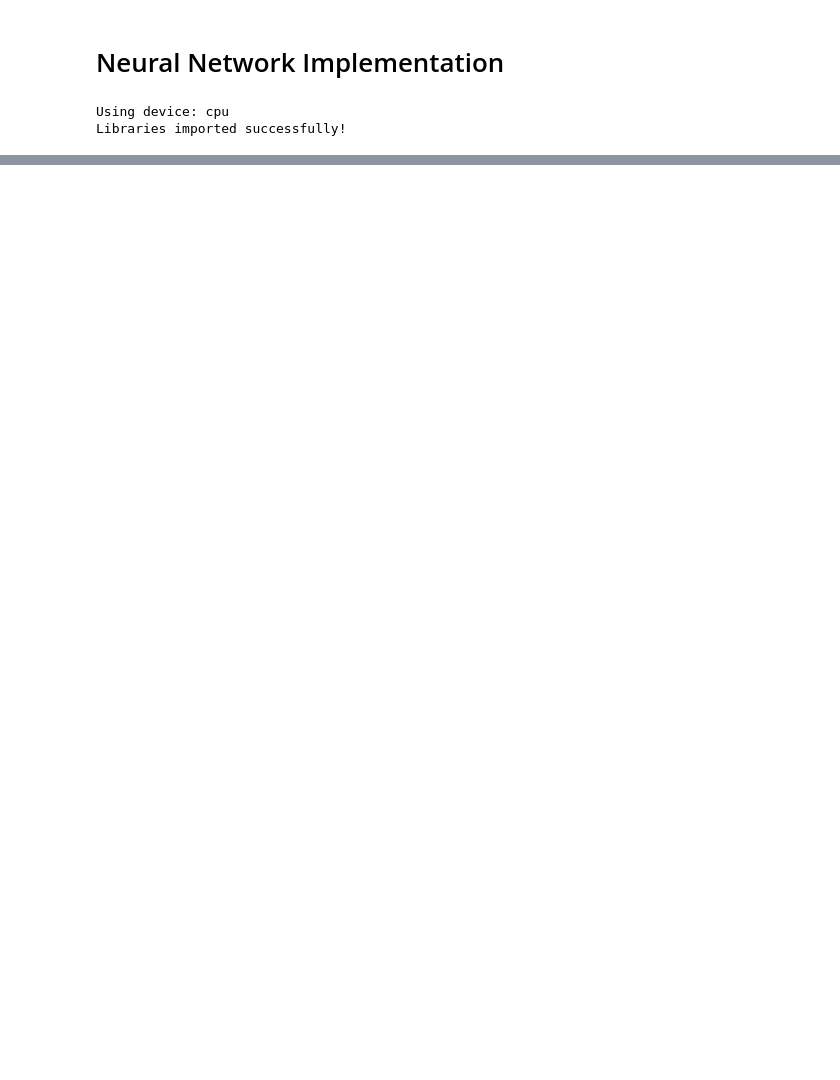
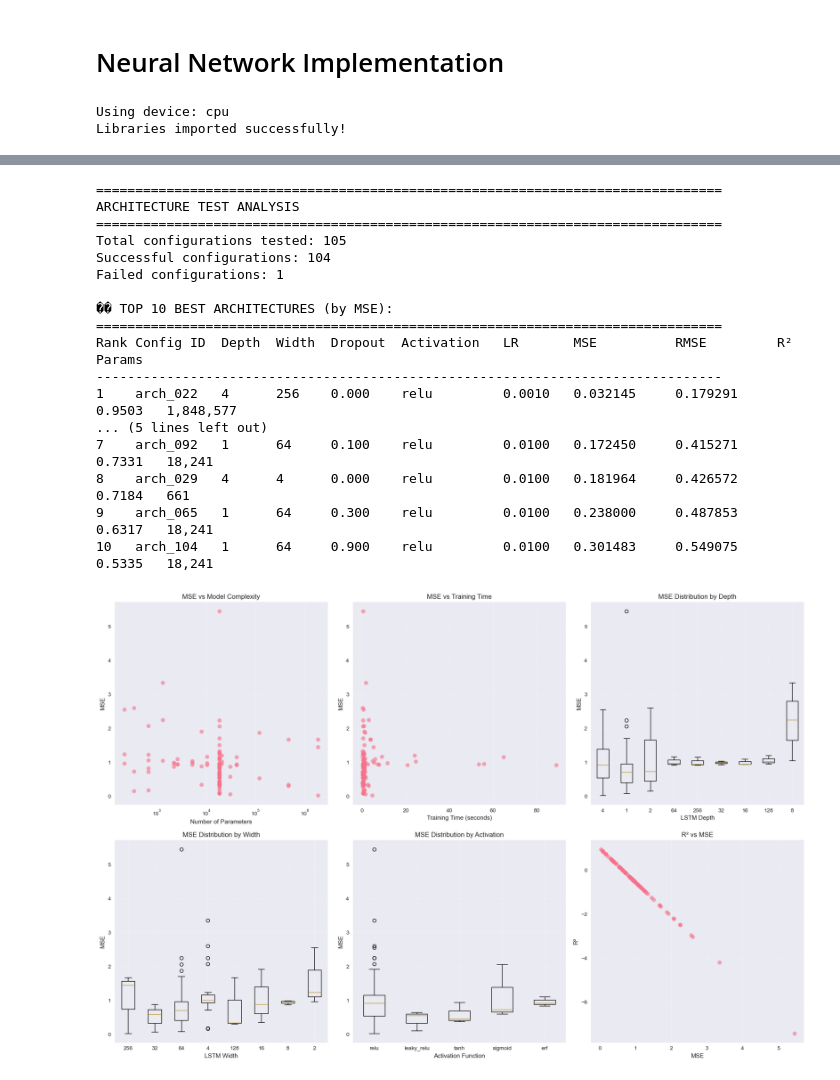
Before and after one commit to yazanmashal03/ijmuiden_cross-current, a Jupyter notebook: notebooks/neuralnet.ipynb, the cells around one changed output, grey strips where cells are left out. Cells and saved outputs as stored; diff of their text form; code cells hidden in the pictures; blank space fills up the shorter version.

Commit message:
Found the best performing architecture, and added report and research files

```diff
--- a/notebooks/neuralnet.ipynb
+++ b/notebooks/neuralnet.ipynb
@@ -714,25 +1056,5 @@ Current direction model saved successfully!
 # %%
-print("="*60)
-print("CURRENT DIRECTION LSTM NEURAL NETWORK SUMMARY")
-print("="*60)
-print(f"Target Variable: {target_column}")
-print(f"Number of Features: {len(feature_columns)}")
-print(f"Feature Variables: {feature_columns}")
-print(f"Sequence Length: {sequence_length} (4 hours with 10-minute intervals)")
-print(f"Training Samples: {len(train_dataset)}")
-print(f"Validation Samples: {len(val_dataset)}")
-print(f"Test Samples: {len(test_dataset)}")
-print("\nModel Performance:")
-for metric, value in metrics.items():
-    print(f"  {metric}: {value:.6f}")
-print("\nTop 5 Most Important Features:")
-sorted_features = sorted(importance_scores.items(), key=lambda x: x[1], reverse=True)
-for i, (feature, importance) in enumerate(sorted_features[:5]):
-    print(f"  {i+1}. {feature}: {importance:.6f}")
-print("\nModel Architecture:")
-print(f"  LSTM Layers: {model_config['width']}")
-print(f"  Hidden Size: {model_config['depth']}")
-print(f"  Dropout: {model_config['dropout']}")
-print(f"  Learning Rate: {model_config['learning_rate']}")
-print("="*60)
+# Run architecture tests
+print("Running quick architecture tests...")
+results = tester.run_architecture_tests()
 # %% [output]
@@ -755,0 +1078,22 @@ Model Performance:
+# %%
+# Analyze the test results
+successful_results = tester.analyze_results()
+# %% [output]
+================================================================================
+ARCHITECTURE TEST ANALYSIS
+================================================================================
+Total configurations tested: 105
+Successful configurations: 104
+Failed configurations: 1
+
+�� TOP 10 BEST ARCHITECTURES (by MSE):
+================================================================================
+Rank Config ID  Depth  Width  Dropout  Activation   LR       MSE          RMSE         R²       Params
+--------------------------------------------------------------------------------
+1    arch_022   4      256    0.000    relu         0.0010   0.032145     0.179291     0.9503   1,848,577
+... (5 lines left out)
+7    arch_092   1      64     0.100    relu         0.0100   0.172450     0.415271     0.7331   18,241
+8    arch_029   4      4      0.000    relu         0.0100   0.181964     0.426572     0.7184   661
+9    arch_065   1      64     0.300    relu         0.0100   0.238000     0.487853     0.6317   18,241
+10   arch_104   1      64     0.900    relu         0.0100   0.301483     0.549075     0.5335   18,241
+[figure, added]
```
Also changed, not shown: parts of 11 cells of this notebook, 12 other files.
